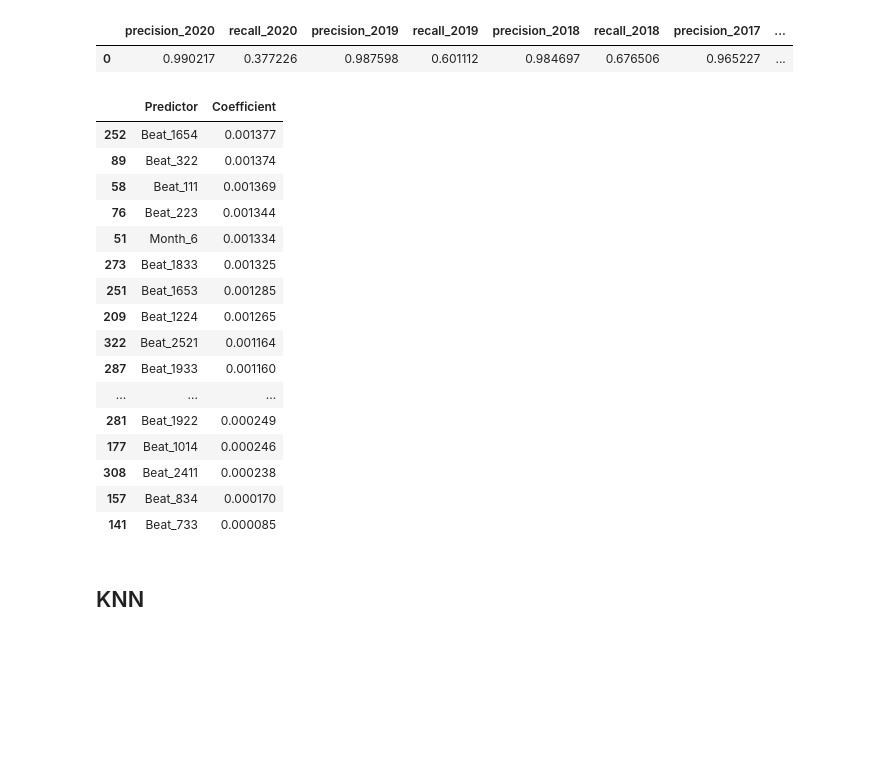
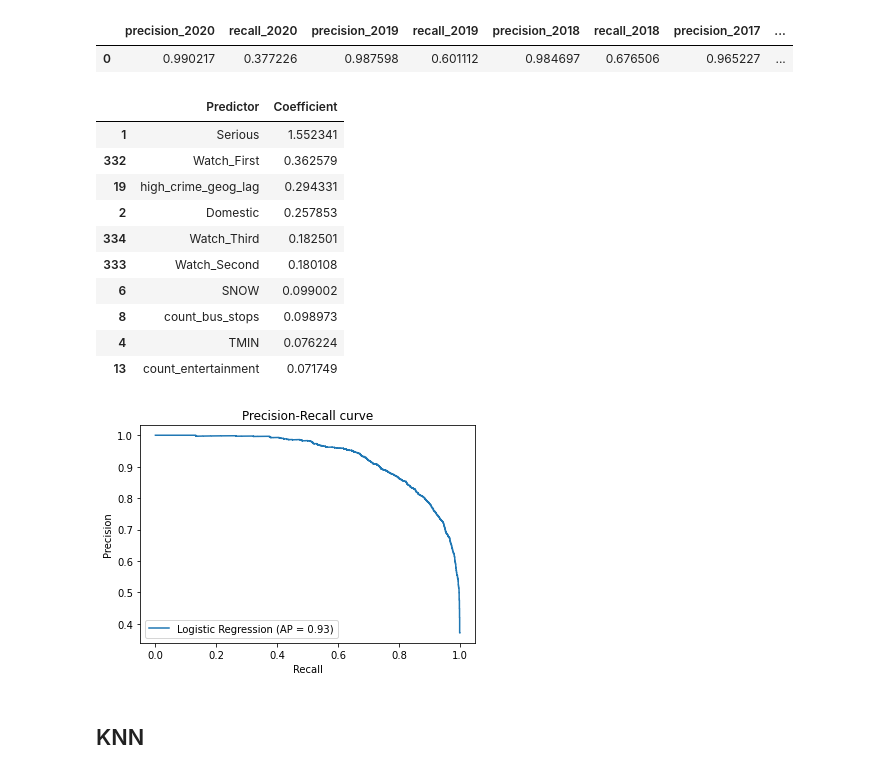
Before and after one commit to Deckart2/capp_30254_crime_forcasting, a Jupyter notebook: scripts/Final Models.ipynb, the cells around one changed output. Drawn from its saved outputs; the diff is of its cells as text; code cells hidden in the pictures; blank space fills up the shorter version.

Commit message:
updates to final models to get precision_recall

```diff
--- a/scripts/Final Models.ipynb
+++ b/scripts/Final Models.ipynb
@@ -356,29 +356,35 @@ results_log
 # %%
 #Below code to make model coefficient df from Stack Exchange: https://stackoverflow.com/questions/26951880/scikit-learn-linear-regression-how-to-get-coefficients-respective-features
 model_coefs = pd.concat([pd.DataFrame(X_test.columns),
                          pd.DataFrame(np.transpose(model.coef_))], axis = 1)
 model_coefs.columns = ["Predictor", "Coefficient"]
 model_coefs["Coefficient"]=model_coefs["Coefficient"].abs()
 model_coefs.sort_values(by="Coefficient", ascending=False, inplace=True)
-model_coefs.tail(50)
+model_coefs.head(10)
 # %% [output]
 |  | Predictor | Coefficient |
-| 252 | Beat_1654 | 0.001377 |
-| 89 | Beat_322 | 0.001374 |
-| 58 | Beat_111 | 0.001369 |
-| 76 | Beat_223 | 0.001344 |
-| 51 | Month_6 | 0.001334 |
-| 273 | Beat_1833 | 0.001325 |
-| 251 | Beat_1653 | 0.001285 |
-| 209 | Beat_1224 | 0.001265 |
-| 322 | Beat_2521 | 0.001164 |
-| 287 | Beat_1933 | 0.001160 |
-| ... | ... | ... |
-| 281 | Beat_1922 | 0.000249 |
-| 177 | Beat_1014 | 0.000246 |
-| 308 | Beat_2411 | 0.000238 |
-| 157 | Beat_834 | 0.000170 |
-| 141 | Beat_733 | 0.000085 |
+| 1 | Serious | 1.552341 |
+| 332 | Watch_First | 0.362579 |
+| 19 | high_crime_geog_lag | 0.294331 |
+| 2 | Domestic | 0.257853 |
+| 334 | Watch_Third | 0.182501 |
+| 333 | Watch_Second | 0.180108 |
+| 6 | SNOW | 0.099002 |
+| 8 | count_bus_stops | 0.098973 |
+| 4 | TMIN | 0.076224 |
+| 13 | count_entertainment | 0.071749 |
+# %%
+from sklearn.metrics import plot_precision_recall_curve
+X_test = data_list_20[0][1].drop(columns=["high_crime"])
+y_test = data_list_20[0][1]["high_crime"]
+plot_precision_recall_curve(model, X_test, y_test ,name = "Logistic Regression")
+
+import matplotlib.pyplot as plt
+
+plt.title('Precision-Recall curve')
+plt.savefig("figure.png") # save as png
+# %% [output]
+[figure, added]
 # %% [markdown]
 ## KNN
 # %%
```
Also changed, not shown: parts of 1 cell of this notebook, 1 other file.
